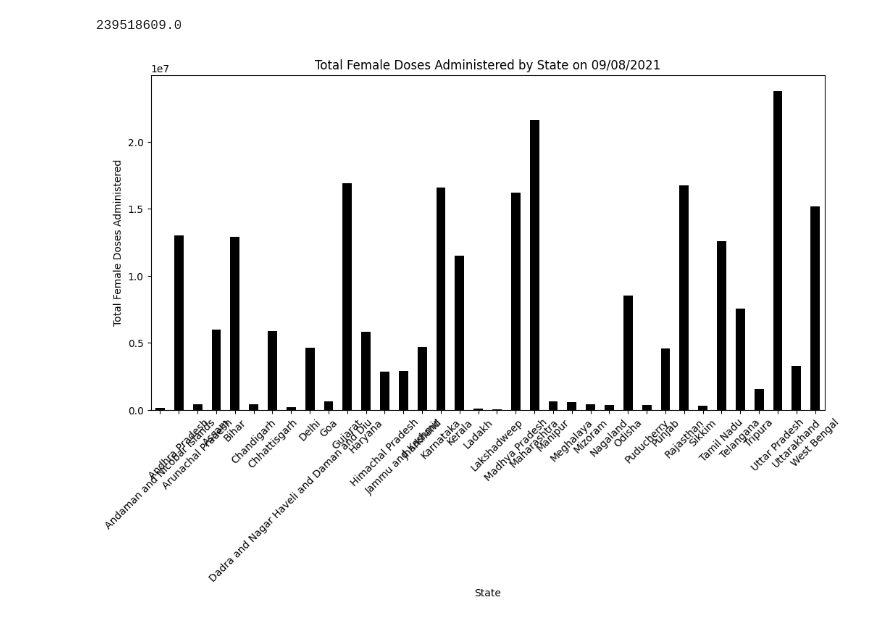
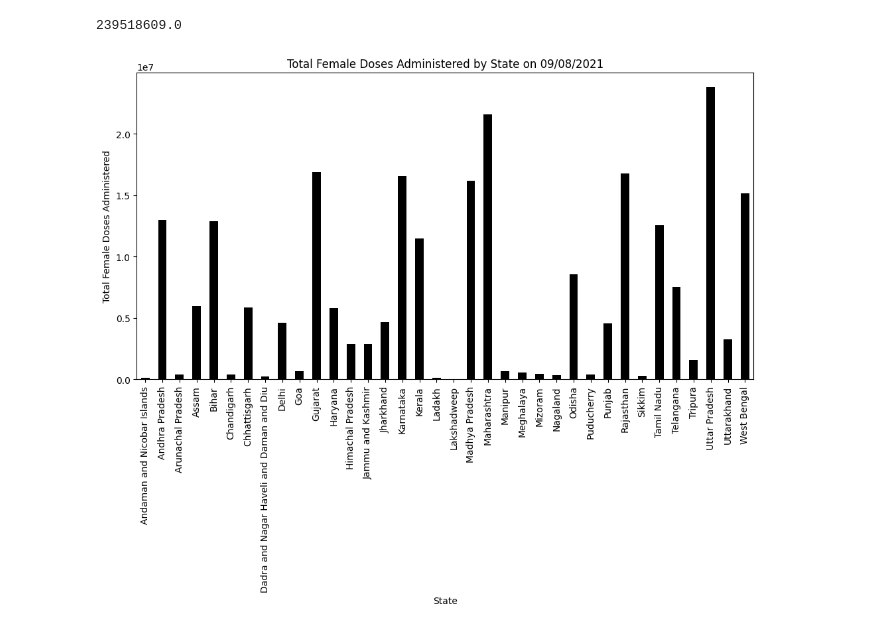
Before and after one commit to sahil3241/Covid-Analysis, a Jupyter notebook: a4.ipynb, the cells around one changed output. Saved outputs shown, nothing was run; the diff lists cells and outputs as text; code cells hidden in the pictures.

```diff
--- a/a4.ipynb
+++ b/a4.ipynb
@@ -156,14 +156,14 @@ print(total_female_doses_on_specific_date)
 # %%
 state_groupby_female_doses = specific_date_entries.groupby('State')['Female (Doses Administered)'].sum()
 plt.figure(figsize=(12, 6))
 state_groupby_female_doses.plot(kind='bar', color='black')
 plt.title('Total Female Doses Administered by State on ' + specific_date_str)
 plt.xlabel('State')
 plt.ylabel('Total Female Doses Administered')
-plt.xticks(rotation=45)
+plt.xticks(rotation=90)
 plt.show()
 # %% [output]
-[figure, old version]
+[figure, new version]
 # %%
 !jupyter nbconvert --to html a4.ipynb
 # %% [output]
```
Also changed, not shown: parts of 5 cells of this notebook, 4 other files.
